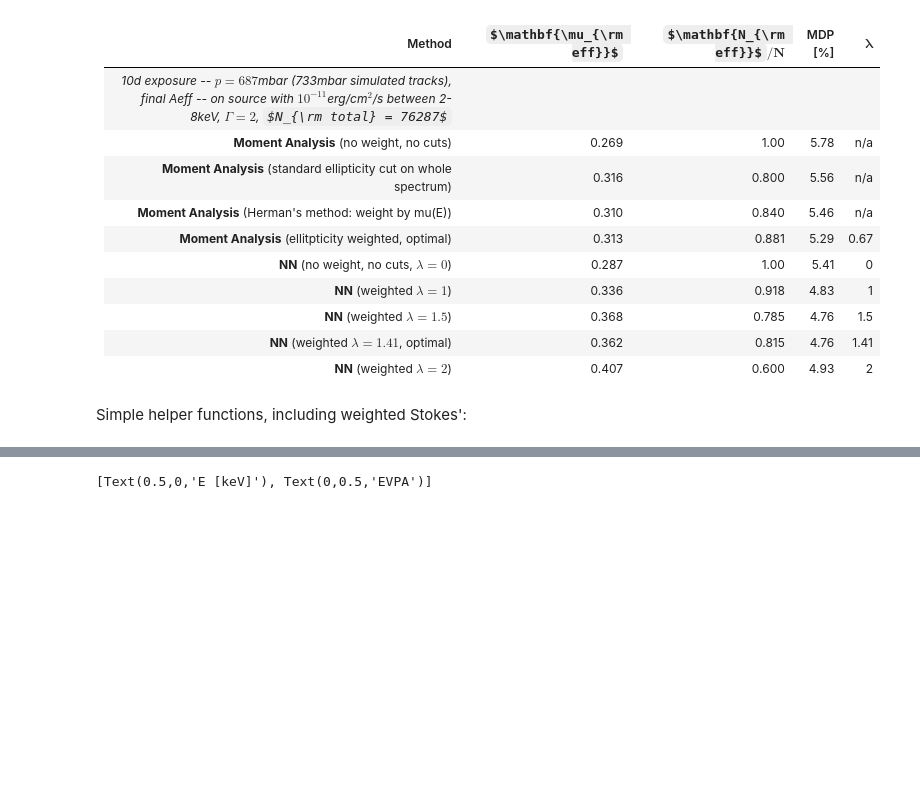
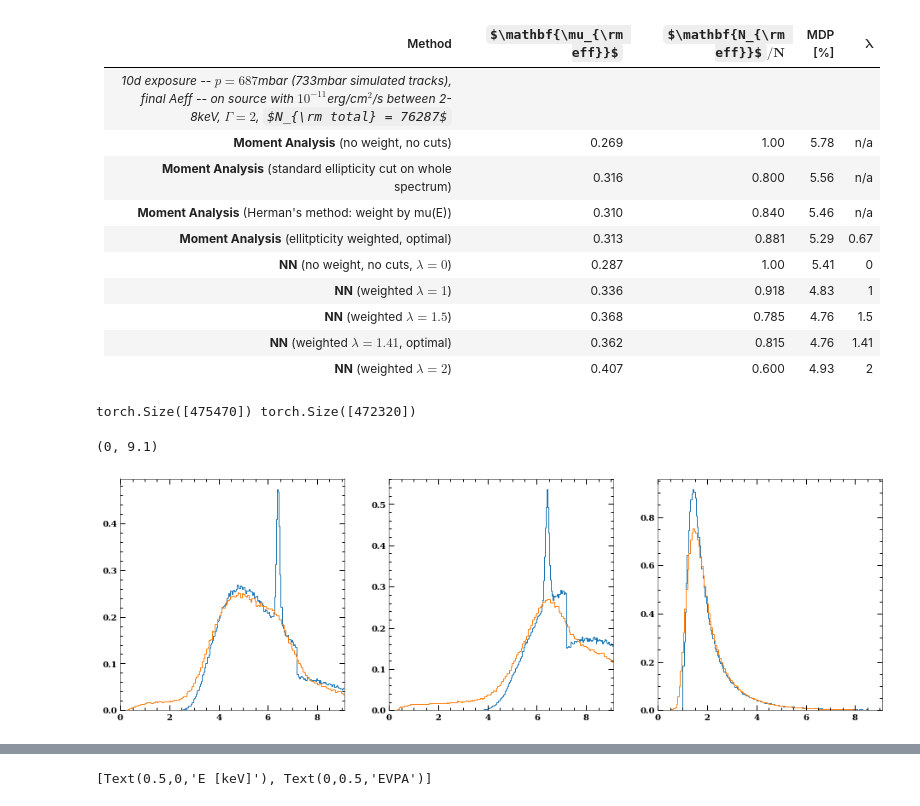
Before and after one commit to alpv95/IXPEML, a Jupyter notebook: notebooks/MDP_Check.ipynb, the cells around one changed output, grey strips where cells are left out. Saved outputs shown, nothing was run; the diff lists cells and outputs as text; code cells hidden in the pictures; some formulas as TeX source; blank space fills up the shorter version.

```diff
--- a/notebooks/MDP_Check.ipynb
+++ b/notebooks/MDP_Check.ipynb
@@ -115,5 +115,3 @@ import matplotlib.pyplot as plt
 
 %matplotlib inline
 home_dir = '/home/groups/rwr/alpv95/tracksml/'
-# %% [markdown]
-Simple helper functions, including weighted Stokes':
@@ -161,0 +118,25 @@ spec = np.loadtxt("spec.dat")
+# %%
+x = torch.load(home_dir + 'data/spectra/GXquad/train/labels_full.pt')
+y = torch.load(home_dir + 'data/spectra/GXperi/train/labels_full.pt')
+z = torch.load(home_dir + 'data/spectra/ISP/train/labels_full.pt')
+print(x['mom_energy'].shape, y['mom_energy'].shape)
+# %% [output]
+torch.Size([475470]) torch.Size([472320])
+# %%
+fig, (ax1,ax2,ax3) = plt.subplots(figsize=(16,5),ncols=3)
+h = ax1.hist(x['energy'][:,0],bins=200,density=True,histtype='step')
+h = ax1.hist(x['mom_energy'],bins=200,density=True,histtype='step')
+ax1.set_xlim(0,9.1)
+
+h = ax2.hist(y['energy'][:,0],bins=200,density=True,histtype='step')
+h = ax2.hist(y['mom_energy'],bins=200,density=True,histtype='step')
+ax2.set_xlim(0,9.1)
+
+h = ax3.hist(z['energy'][:,0],bins=200,density=True,histtype='step')
+h = ax3.hist(z['mom_energy'],bins=200,density=True,histtype='step')
+ax3.set_xlim(0,9.1)
+# h = plt.hist(np.concatenate([data_cont['ENERGY'],data_line['ENERGY'][:22000]]),bins=50,histtype="step",density=True)
+# print(len(data_cont['ENERGY']))
+# %% [output]
+(0, 9.1)
+[figure, added]
```
Also changed, not shown: parts of 21 cells of this notebook, 8 other files.
